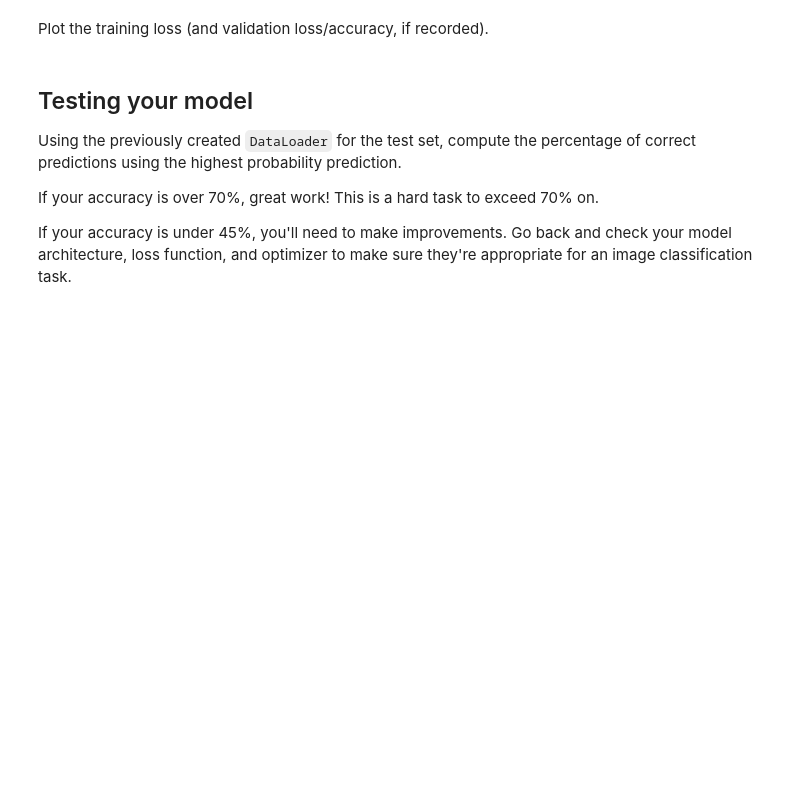
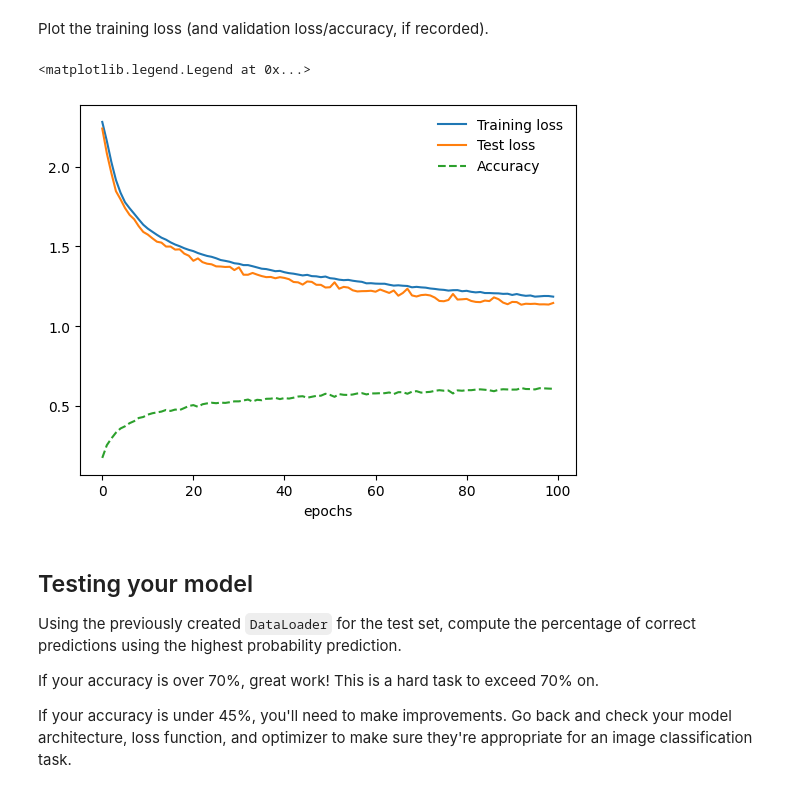
Before and after one commit to boybingo9x/cifar-10-image-classifier-starter, a Jupyter notebook: CIFAR-10_Image_Classifier-STARTER.ipynb, the cells around one changed output. Saved outputs shown, nothing was run; the diff lists cells and outputs as text; code cells hidden in the pictures; blank space fills up the shorter version.

```diff
--- a/CIFAR-10_Image_Classifier-STARTER.ipynb
+++ b/CIFAR-10_Image_Classifier-STARTER.ipynb
@@ -147,10 +168,10 @@ If you want to print your loss during each epoch, you can use the `enumerate` fu
 # %%
 ## YOUR CODE HERE ##
 device=torch.device('cuda' if torch.cuda.is_available() else 'cpu')
-epochs = 50
+epochs = 100
 steps = 0
 
-train_losses, test_losses = [], []
+train_losses, test_losses, accuracy_plt = [], [], []
 model.to(device)
 
 for e in range(epochs):
@@ -189,6 +210,7 @@ for e in range(epochs):
 
         train_losses.append(running_loss/len(train_loader))
         test_losses.append(test_loss/len(test_loader))
+        accuracy_plt.append(accuracy/len(test_loader))
 
         print("Epoch: {}/{}.. ".format(e+1, epochs),
               "Training Loss: {:.3f}.. ".format(train_losses[-1]),
@@ -199,9 +239,13 @@ Plot the training loss (and validation loss/accuracy, if recorded).
 # %%
 ## YOUR CODE HERE ##
 plt.plot(train_losses, label='Training loss')
 plt.plot(test_losses, label='Test loss')
+plt.plot(accuracy_plt, label='Accuracy', linestyle='dashed')
 plt.xlabel('epochs')
 plt.legend(frameon=False)
+# %% [output]
+<matplotlib.legend.Legend at 0x...>
+[figure, added]
 # %% [markdown]
 ## Testing your model
 Using the previously created `DataLoader` for the test set, compute the percentage of correct predictions using the highest probability prediction.
```
Also changed, not shown: parts of 7 cells of this notebook, 1 other file.
